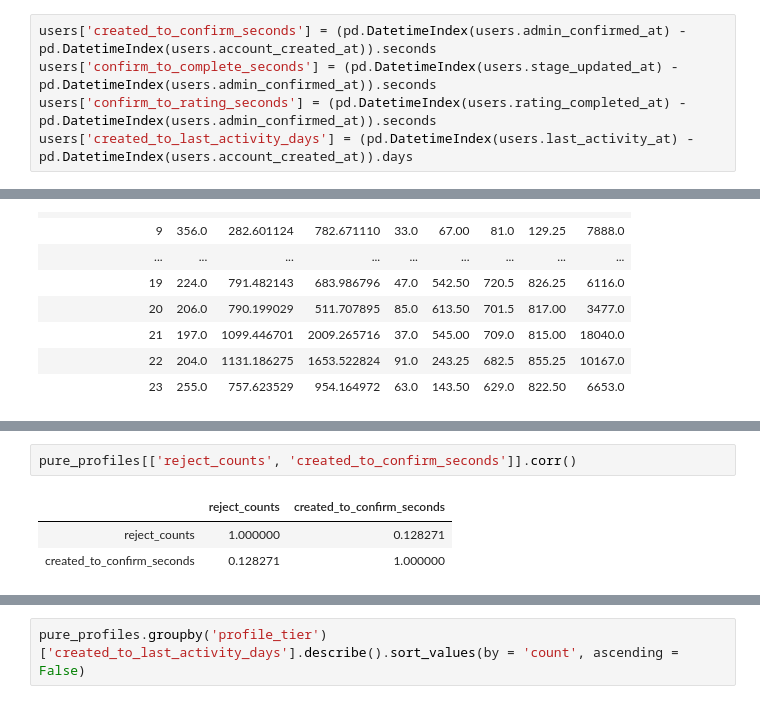
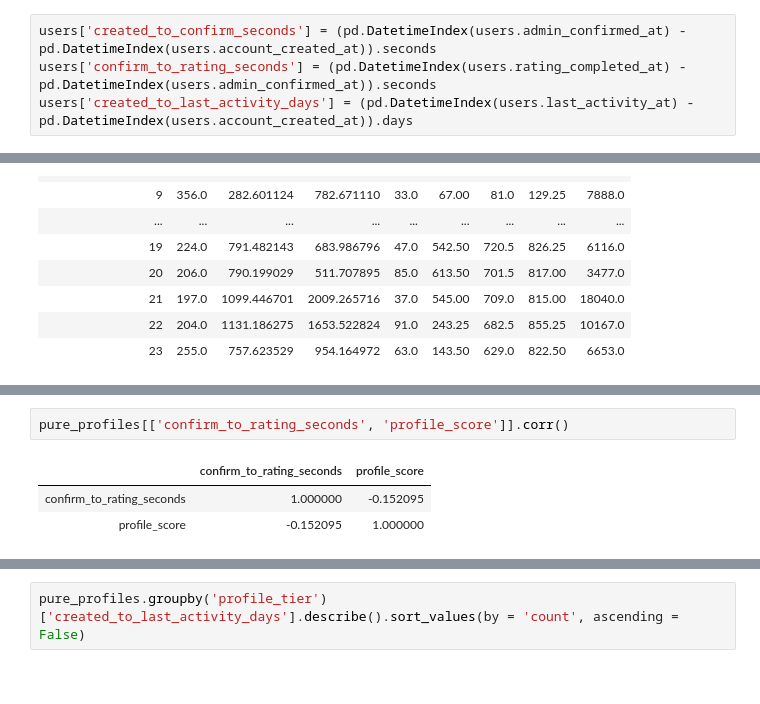
Before and after one commit to seonnyseo/data_analysis, a Jupyter notebook: dating_app/EDA.ipynb, the cells around one changed output, grey strips where cells are left out. Saved outputs shown, nothing was run; the diff lists cells and outputs as text.

```diff
--- a/dating_app/EDA.ipynb
+++ b/dating_app/EDA.ipynb
@@ -55,7 +55,6 @@ users['account_created_weekday'] = pd.DatetimeIndex(users.account_created_at).we
 users['account_created_hour'] = pd.DatetimeIndex(users.account_created_at).hour
 # %%
 users['created_to_confirm_seconds'] = (pd.DatetimeIndex(users.admin_confirmed_at) - pd.DatetimeIndex(users.account_created_at)).seconds
-users['confirm_to_complete_seconds'] = (pd.DatetimeIndex(users.stage_updated_at) - pd.DatetimeIndex(users.admin_confirmed_at)).seconds
 users['confirm_to_rating_seconds'] = (pd.DatetimeIndex(users.rating_completed_at) - pd.DatetimeIndex(users.admin_confirmed_at)).seconds
 users['created_to_last_activity_days'] = (pd.DatetimeIndex(users.last_activity_at) - pd.DatetimeIndex(users.account_created_at)).days
 # %%
@@ -421,7 +566,7 @@ temp.corr()
 # %%
-pure_profiles[['reject_counts', 'created_to_confirm_seconds']].corr()
+pure_profiles[['confirm_to_rating_seconds', 'profile_score']].corr()
 # %% [output]
-|  | reject_counts | created_to_confirm_seconds |
-| reject_counts | 1.000000 | 0.128271 |
-| created_to_confirm_seconds | 0.128271 | 1.000000 |
+|  | confirm_to_rating_seconds | profile_score |
+| confirm_to_rating_seconds | 1.000000 | -0.152095 |
+| profile_score | -0.152095 | 1.000000 |
 # %%
```
Also changed, not shown: parts of 45 cells of this notebook.
